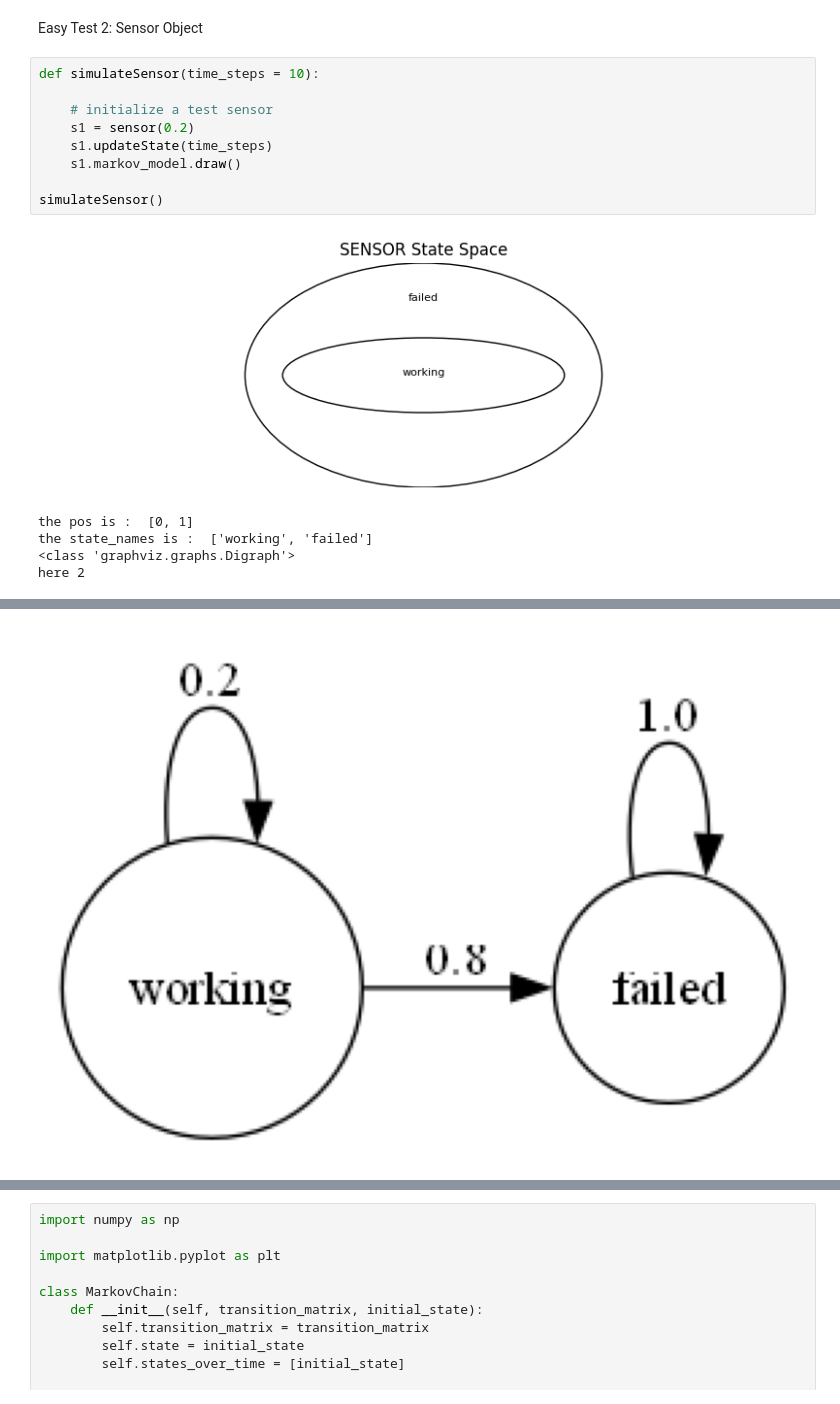
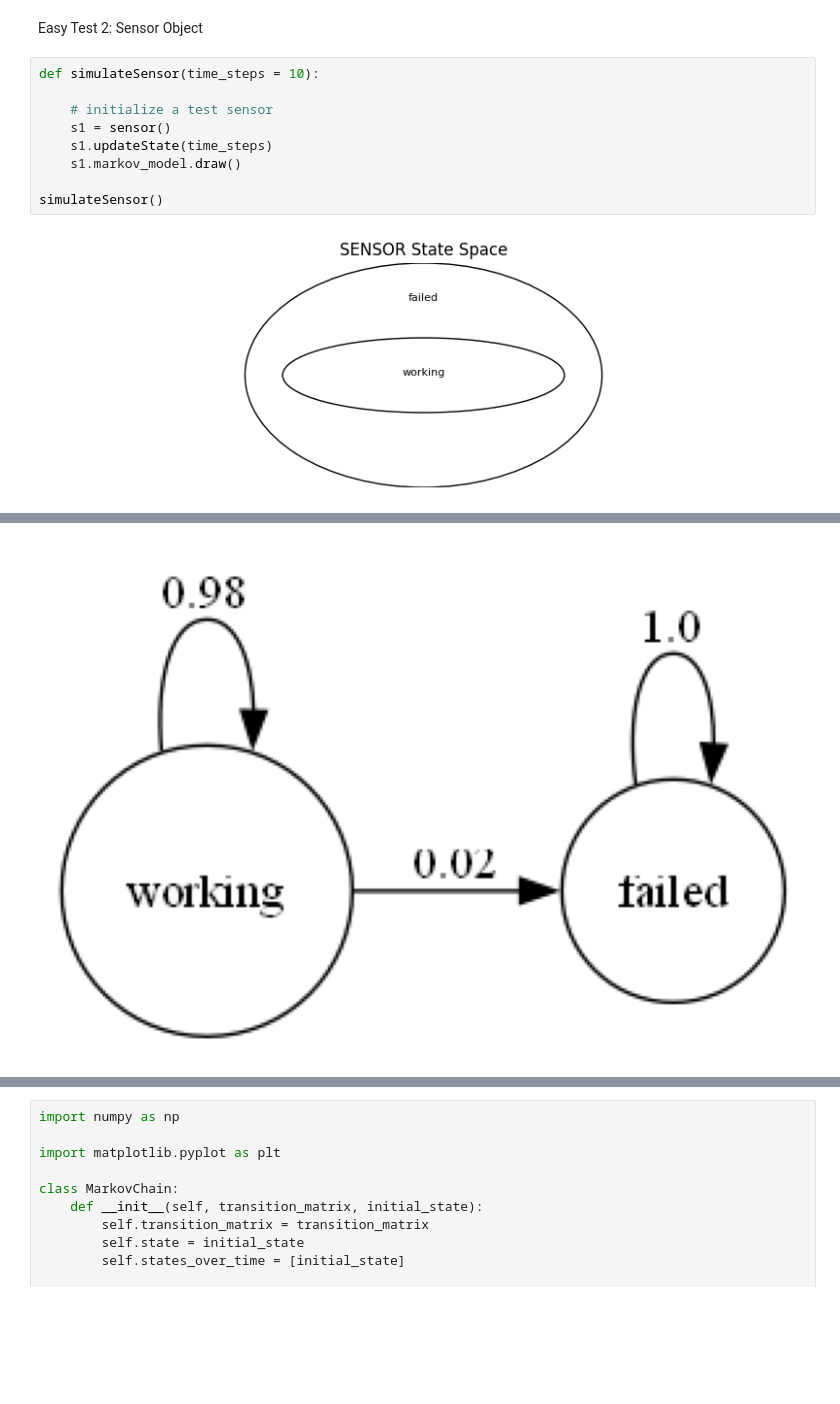
Before and after one commit to andreyaW/PhD_Sims, a Jupyter notebook: Prop_Sims/shipModel/easySimulate.ipynb, the cells around one changed output, grey strips where cells are left out. Drawn from its saved outputs; the diff is of its cells as text; blank space fills up the shorter version.

```diff
--- a/Prop_Sims/shipModel/easySimulate.ipynb
+++ b/Prop_Sims/shipModel/easySimulate.ipynb
@@ -69,14 +65,10 @@ Easy Test 2: Sensor Object
 def simulateSensor(time_steps = 10):
 
     # initialize a test sensor
-    s1 = sensor(0.2)
+    s1 = sensor()
     s1.updateState(time_steps)
     s1.markov_model.draw()
 
 simulateSensor()
 # %% [output]
 [figure]
-the pos is :  [0, 1]
-the state_names is :  ['working', 'failed']
-<class 'graphviz.graphs.Digraph'>
-here 2
@@ -84 +76 @@ here 2
-[figure, old version]
+[figure, new version]
```
Also changed, not shown: parts of 4 cells of this notebook, 11 other files.
